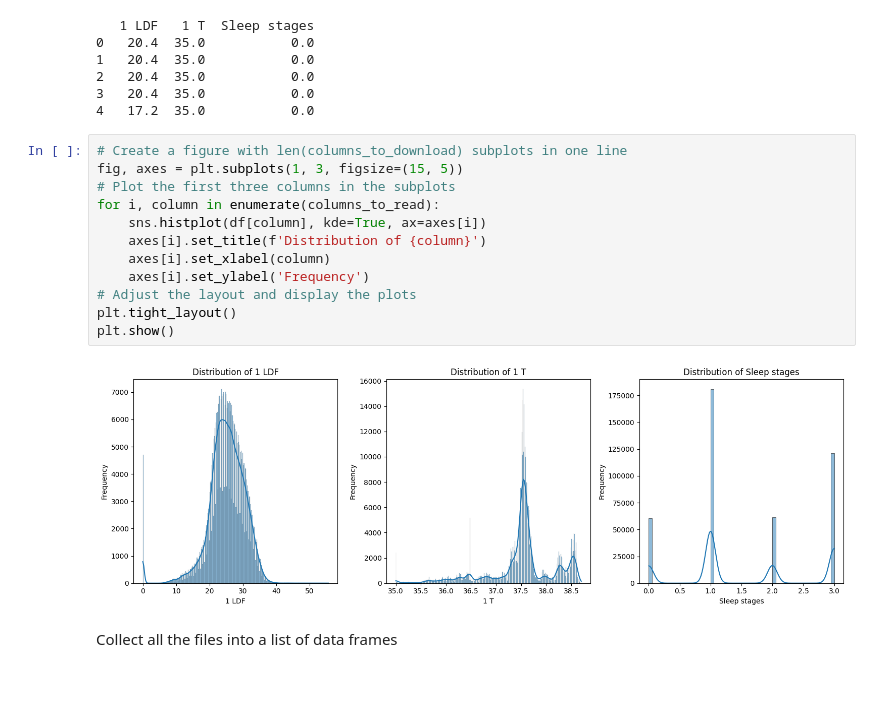
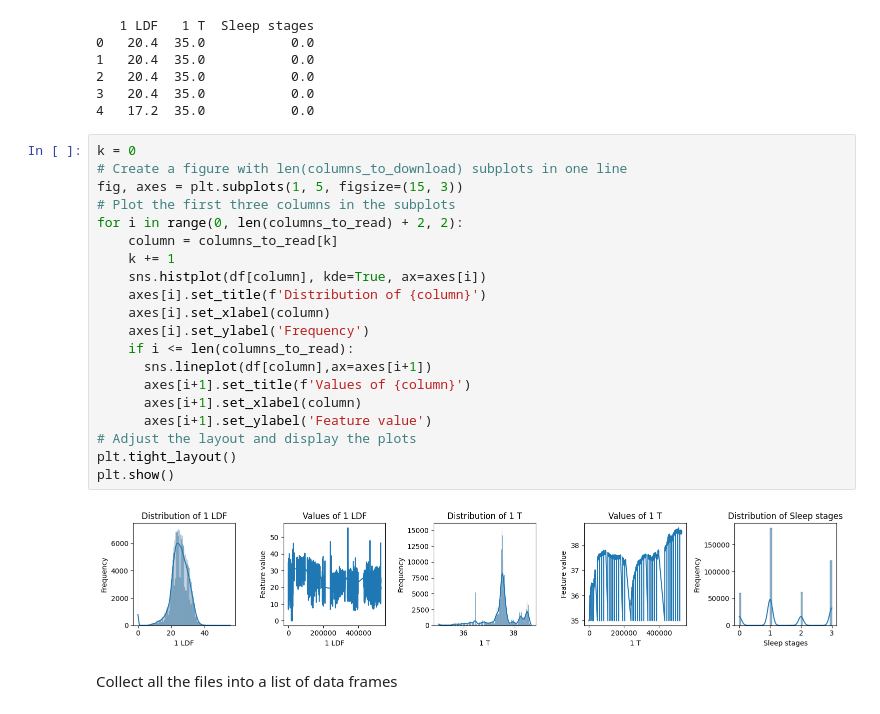
Before and after one commit to Mechanics-Mechatronics-and-Robotics/ML-2024, a Jupyter notebook: Sleep_stages_Baseline.ipynb, the cells around one changed output. Saved outputs shown, nothing was run; the diff lists cells and outputs as text; blank space fills up the shorter version.

```diff
--- a/Sleep_stages_Baseline.ipynb
+++ b/Sleep_stages_Baseline.ipynb
@@ -72,19 +72,27 @@ print(df.head())
 3   20.4  35.0           0.0
 4   17.2  35.0           0.0
 # %%
+k = 0
 # Create a figure with len(columns_to_download) subplots in one line
-fig, axes = plt.subplots(1, 3, figsize=(15, 5))
+fig, axes = plt.subplots(1, 5, figsize=(15, 3))
 # Plot the first three columns in the subplots
-for i, column in enumerate(columns_to_read):
+for i in range(0, len(columns_to_read) + 2, 2):
+    column = columns_to_read[k]
+    k += 1
     sns.histplot(df[column], kde=True, ax=axes[i])
     axes[i].set_title(f'Distribution of {column}')
     axes[i].set_xlabel(column)
     axes[i].set_ylabel('Frequency')
+    if i <= len(columns_to_read):
+      sns.lineplot(df[column],ax=axes[i+1])
+      axes[i+1].set_title(f'Values of {column}')
+      axes[i+1].set_xlabel(column)
+      axes[i+1].set_ylabel('Feature value')
 # Adjust the layout and display the plots
 plt.tight_layout()
 plt.show()
 # %% [output]
-[figure, old version]
+[figure, new version]
 # %% [markdown]
 Collect all the files into a list of data frames
 # %%
```
